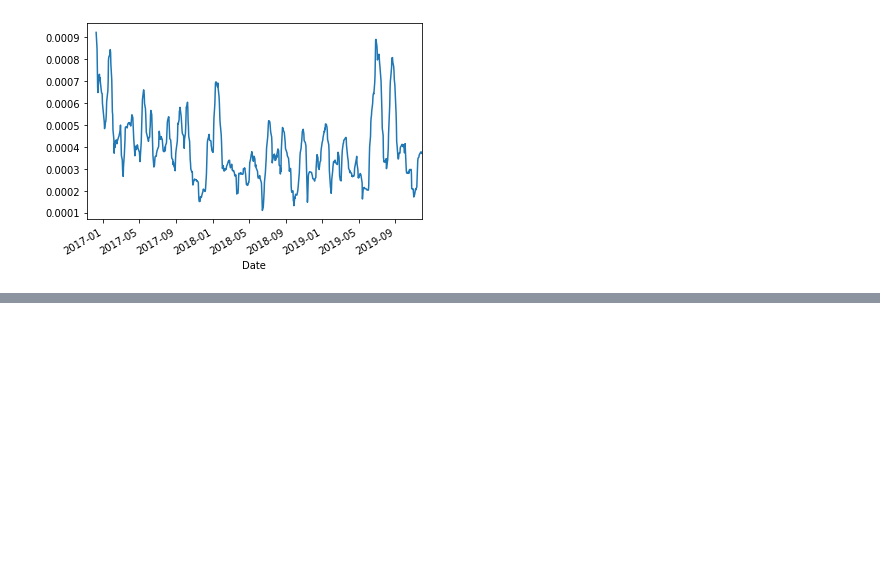
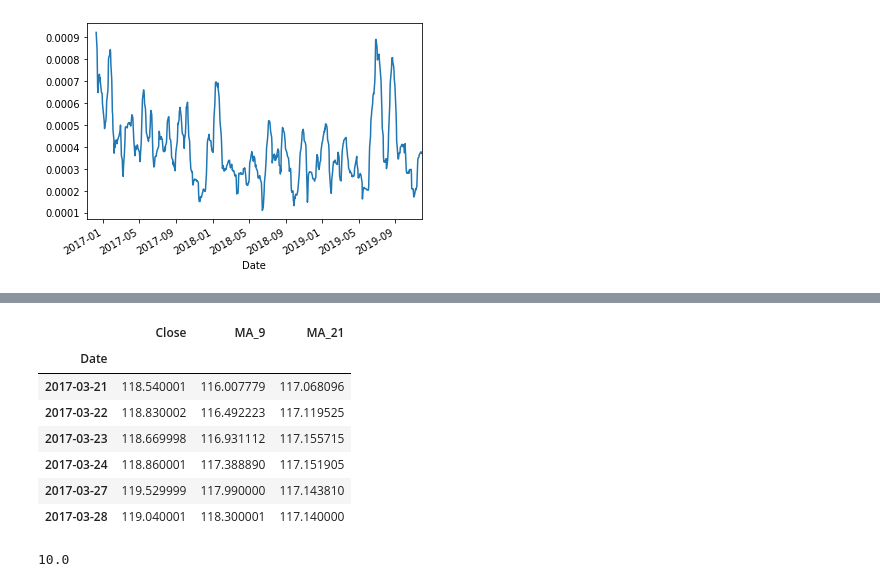
Before and after one commit to LucyLiu-UCSB/PythonReview, a Jupyter notebook: W3S/Pandas_MovingAverage.ipynb, the cells around one changed output, grey strips where cells are left out. Cells and saved outputs as stored; diff of their text form; code cells hidden in the pictures; blank space fills up the shorter version.

```diff
--- a/W3S/Pandas_MovingAverage.ipynb
+++ b/W3S/Pandas_MovingAverage.ipynb
@@ -117,0 +139,15 @@ for day in sele:
+# %%
+gld_close['2017-03-21': '2017-03-28']
+# %% [output]
+|  | Close | MA_9 | MA_21 |
+| Date |  |  |  |
+| 2017-03-21 | 118.540001 | 116.007779 | 117.068096 |
+| 2017-03-22 | 118.830002 | 116.492223 | 117.119525 |
+| 2017-03-23 | 118.669998 | 116.931112 | 117.155715 |
+| 2017-03-24 | 118.860001 | 117.388890 | 117.151905 |
+| 2017-03-27 | 119.529999 | 117.990000 | 117.143810 |
+| 2017-03-28 | 119.040001 | 118.300001 | 117.140000 |
+# %%
+float('10')
+# %% [output]
+10.0
```
Also changed, not shown: parts of 9 cells of this notebook, 10 other files.
